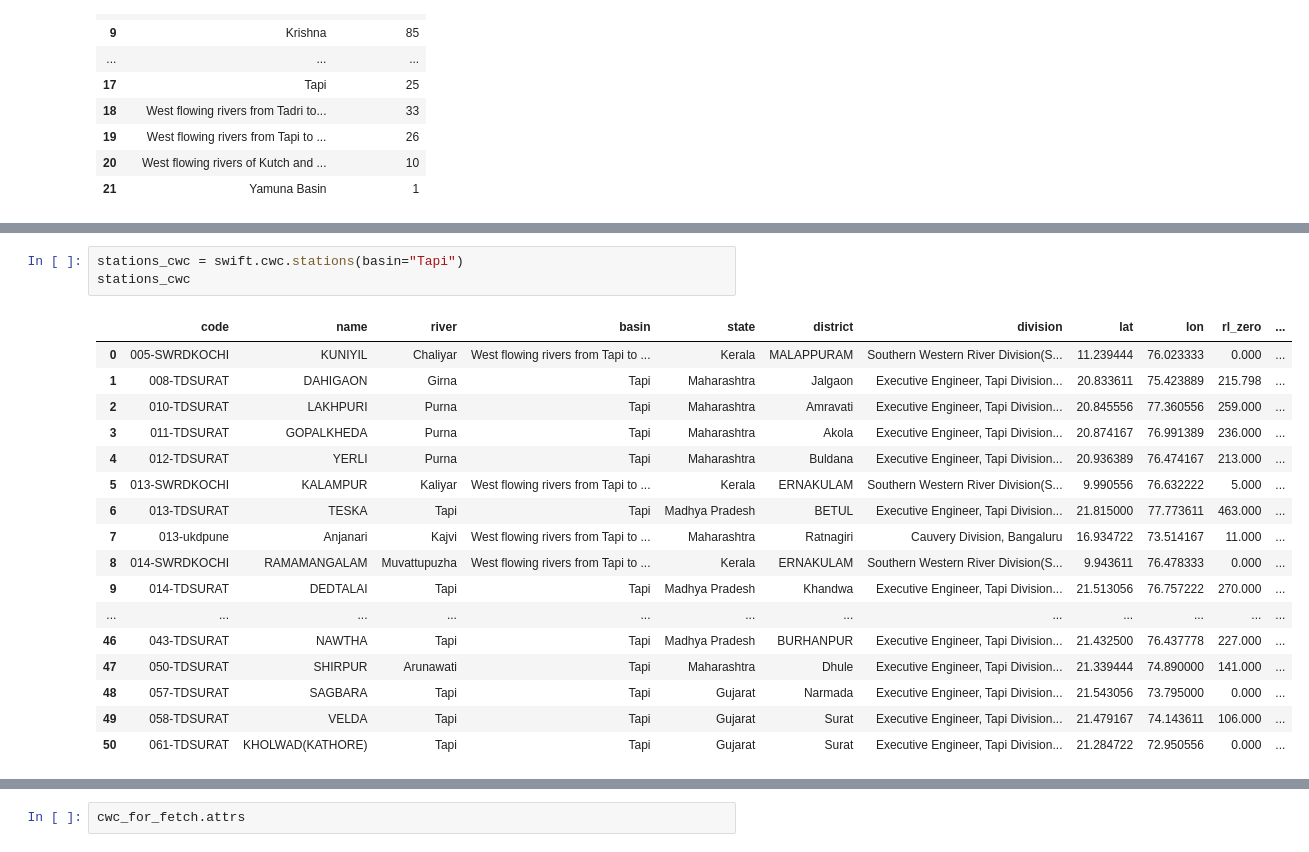
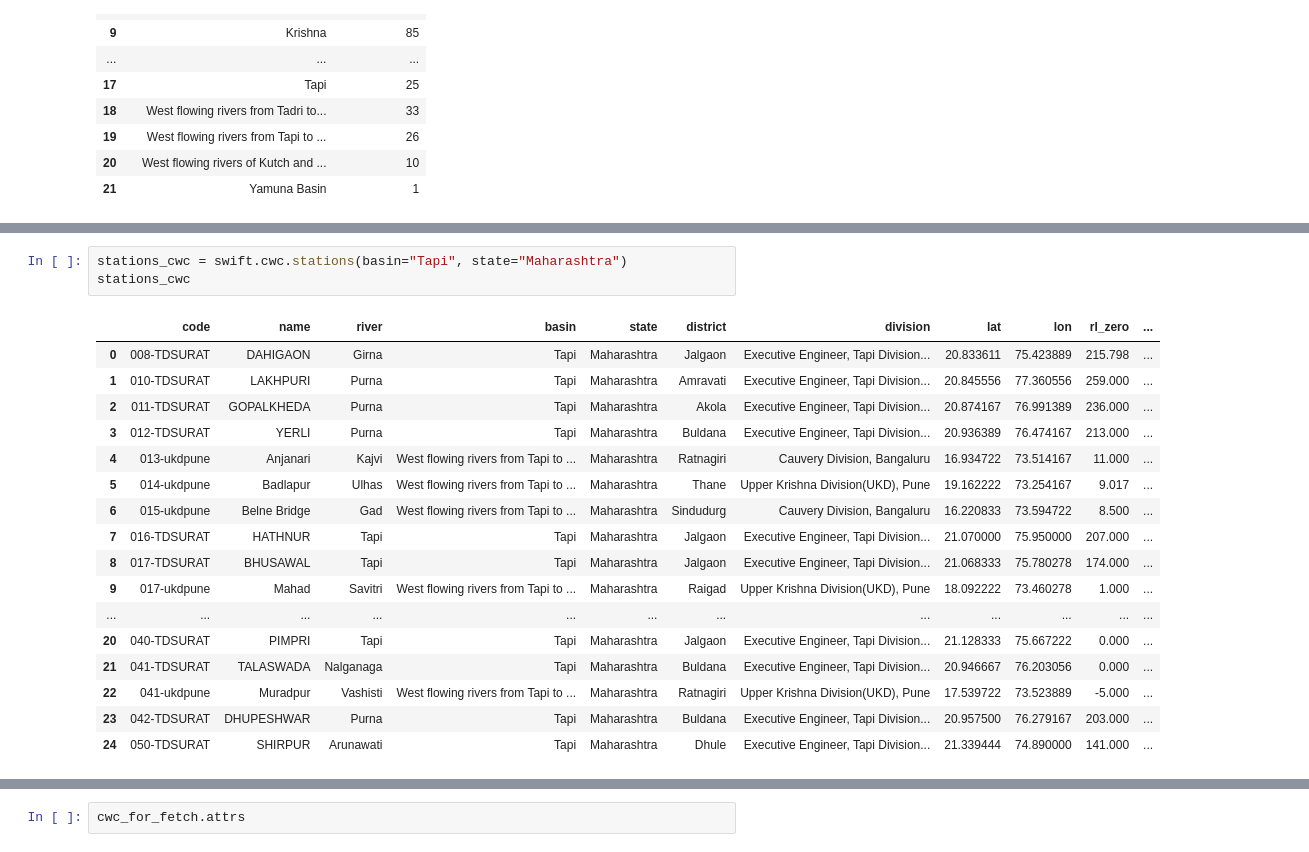
Before and after one commit to bharathk113/HydroSwift, a Jupyter notebook: swift_test.ipynb, the cells around one changed output, grey strips where cells are left out. Drawn from its saved outputs; the diff is of its cells as text.

```diff
--- a/swift_test.ipynb
+++ b/swift_test.ipynb
@@ -725,26 +736,26 @@ water_level       13          13          0           16.5
 Output directory: data_cwc/cwc
 -------------------------------------------------------------
 # %%
-stations_cwc = swift.cwc.stations(basin="Tapi")
+stations_cwc = swift.cwc.stations(basin="Tapi", state="Maharashtra")
 stations_cwc
 # %% [output]
 |  | code | name | river | basin | state | district | division | lat | lon | rl_zero | ... |
-| 0 | 005-SWRDKOCHI | KUNIYIL | Chaliyar | West flowing rivers from Tapi to ... | Kerala | MALAPPURAM | Southern Western River Division(S... | 11.239444 | 76.023333 | 0.000 | ... |
-| 1 | 008-TDSURAT | DAHIGAON | Girna | Tapi | Maharashtra | Jalgaon | Executive Engineer, Tapi Division... | 20.833611 | 75.423889 | 215.798 | ... |
-| 2 | 010-TDSURAT | LAKHPURI | Purna | Tapi | Maharashtra | Amravati | Executive Engineer, Tapi Division... | 20.845556 | 77.360556 | 259.000 | ... |
-| 3 | 011-TDSURAT | GOPALKHEDA | Purna | Tapi | Maharashtra | Akola | Executive Engineer, Tapi Division... | 20.874167 | 76.991389 | 236.000 | ... |
-| 4 | 012-TDSURAT | YERLI | Purna | Tapi | Maharashtra | Buldana | Executive Engineer, Tapi Division... | 20.936389 | 76.474167 | 213.000 | ... |
-| 5 | 013-SWRDKOCHI | KALAMPUR | Kaliyar | West flowing rivers from Tapi to ... | Kerala | ERNAKULAM | Southern Western River Division(S... | 9.990556 | 76.632222 | 5.000 | ... |
-| 6 | 013-TDSURAT | TESKA | Tapi | Tapi | Madhya Pradesh | BETUL | Executive Engineer, Tapi Division... | 21.815000 | 77.773611 | 463.000 | ... |
-| 7 | 013-ukdpune | Anjanari | Kajvi | West flowing rivers from Tapi to ... | Maharashtra | Ratnagiri | Cauvery Division, Bangaluru | 16.934722 | 73.514167 | 11.000 | ... |
-| 8 | 014-SWRDKOCHI | RAMAMANGALAM | Muvattupuzha | West flowing rivers from Tapi to ... | Kerala | ERNAKULAM | Southern Western River Division(S... | 9.943611 | 76.478333 | 0.000 | ... |
-| 9 | 014-TDSURAT | DEDTALAI | Tapi | Tapi | Madhya Pradesh | Khandwa | Executive Engineer, Tapi Division... | 21.513056 | 76.757222 | 270.000 | ... |
+| 0 | 008-TDSURAT | DAHIGAON | Girna | Tapi | Maharashtra | Jalgaon | Executive Engineer, Tapi Division... | 20.833611 | 75.423889 | 215.798 | ... |
+| 1 | 010-TDSURAT | LAKHPURI | Purna | Tapi | Maharashtra | Amravati | Executive Engineer, Tapi Division... | 20.845556 | 77.360556 | 259.000 | ... |
+| 2 | 011-TDSURAT | GOPALKHEDA | Purna | Tapi | Maharashtra | Akola | Executive Engineer, Tapi Division... | 20.874167 | 76.991389 | 236.000 | ... |
+| 3 | 012-TDSURAT | YERLI | Purna | Tapi | Maharashtra | Buldana | Executive Engineer, Tapi Division... | 20.936389 | 76.474167 | 213.000 | ... |
+| 4 | 013-ukdpune | Anjanari | Kajvi | West flowing rivers from Tapi to ... | Maharashtra | Ratnagiri | Cauvery Division, Bangaluru | 16.934722 | 73.514167 | 11.000 | ... |
+| 5 | 014-ukdpune | Badlapur | Ulhas | West flowing rivers from Tapi to ... | Maharashtra | Thane | Upper Krishna Division(UKD), Pune | 19.162222 | 73.254167 | 9.017 | ... |
+| 6 | 015-ukdpune | Belne Bridge | Gad | West flowing rivers from Tapi to ... | Maharashtra | Sindudurg | Cauvery Division, Bangaluru | 16.220833 | 73.594722 | 8.500 | ... |
+| 7 | 016-TDSURAT | HATHNUR | Tapi | Tapi | Maharashtra | Jalgaon | Executive Engineer, Tapi Division... | 21.070000 | 75.950000 | 207.000 | ... |
+| 8 | 017-TDSURAT | BHUSAWAL | Tapi | Tapi | Maharashtra | Jalgaon | Executive Engineer, Tapi Division... | 21.068333 | 75.780278 | 174.000 | ... |
+| 9 | 017-ukdpune | Mahad | Savitri | West flowing rivers from Tapi to ... | Maharashtra | Raigad | Upper Krishna Division(UKD), Pune | 18.092222 | 73.460278 | 1.000 | ... |
 | ... | ... | ... | ... | ... | ... | ... | ... | ... | ... | ... | ... |
-| 46 | 043-TDSURAT | NAWTHA | Tapi | Tapi | Madhya Pradesh | BURHANPUR | Executive Engineer, Tapi Division... | 21.432500 | 76.437778 | 227.000 | ... |
-| 47 | 050-TDSURAT | SHIRPUR | Arunawati | Tapi | Maharashtra | Dhule | Executive Engineer, Tapi Division... | 21.339444 | 74.890000 | 141.000 | ... |
-| 48 | 057-TDSURAT | SAGBARA | Tapi | Tapi | Gujarat | Narmada | Executive Engineer, Tapi Division... | 21.543056 | 73.795000 | 0.000 | ... |
-| 49 | 058-TDSURAT | VELDA | Tapi | Tapi | Gujarat | Surat | Executive Engineer, Tapi Division... | 21.479167 | 74.143611 | 106.000 | ... |
-| 50 | 061-TDSURAT | KHOLWAD(KATHORE) | Tapi | Tapi | Gujarat | Surat | Executive Engineer, Tapi Division... | 21.284722 | 72.950556 | 0.000 | ... |
+| 20 | 040-TDSURAT | PIMPRI | Tapi | Tapi | Maharashtra | Jalgaon | Executive Engineer, Tapi Division... | 21.128333 | 75.667222 | 0.000 | ... |
+| 21 | 041-TDSURAT | TALASWADA | Nalganaga | Tapi | Maharashtra | Buldana | Executive Engineer, Tapi Division... | 20.946667 | 76.203056 | 0.000 | ... |
+| 22 | 041-ukdpune | Muradpur | Vashisti | West flowing rivers from Tapi to ... | Maharashtra | Ratnagiri | Upper Krishna Division(UKD), Pune | 17.539722 | 73.523889 | -5.000 | ... |
+| 23 | 042-TDSURAT | DHUPESHWAR | Purna | Tapi | Maharashtra | Buldana | Executive Engineer, Tapi Division... | 20.957500 | 76.279167 | 203.000 | ... |
+| 24 | 050-TDSURAT | SHIRPUR | Arunawati | Tapi | Maharashtra | Dhule | Executive Engineer, Tapi Division... | 21.339444 | 74.890000 | 141.000 | ... |
 # %%
 # Test CWC download via public namespace API (using basin tables)
 swift.cwc.download(
```
Also changed, not shown: parts of 7 cells of this notebook, 3 other files.
